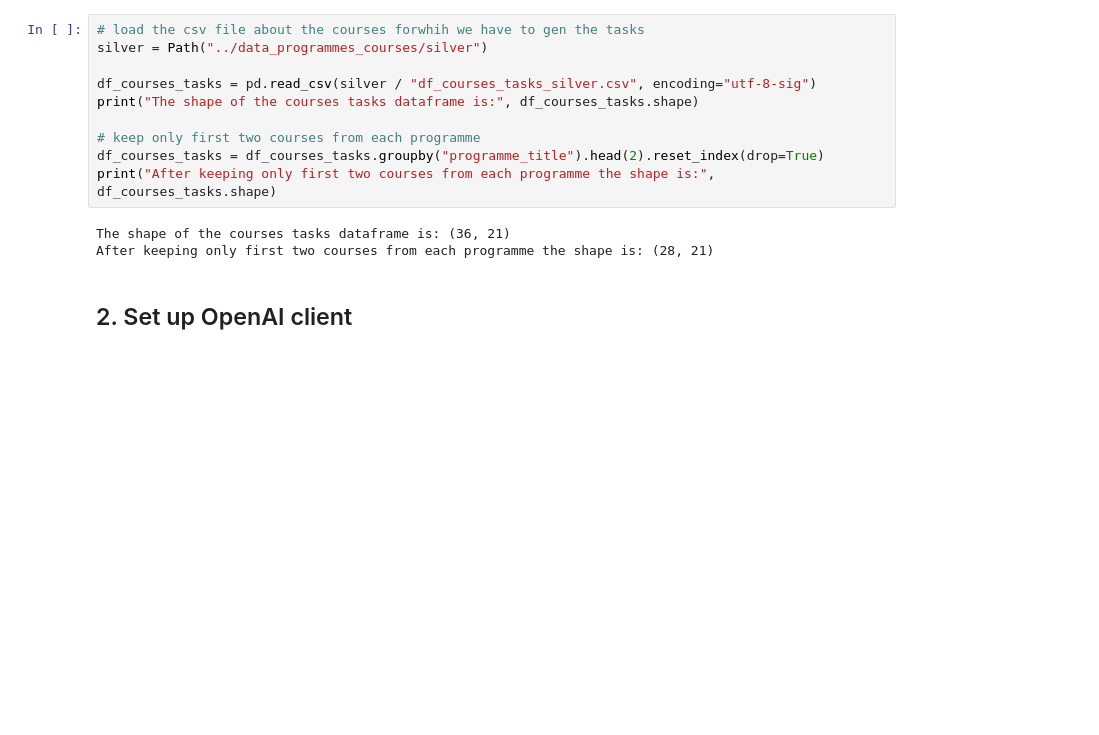
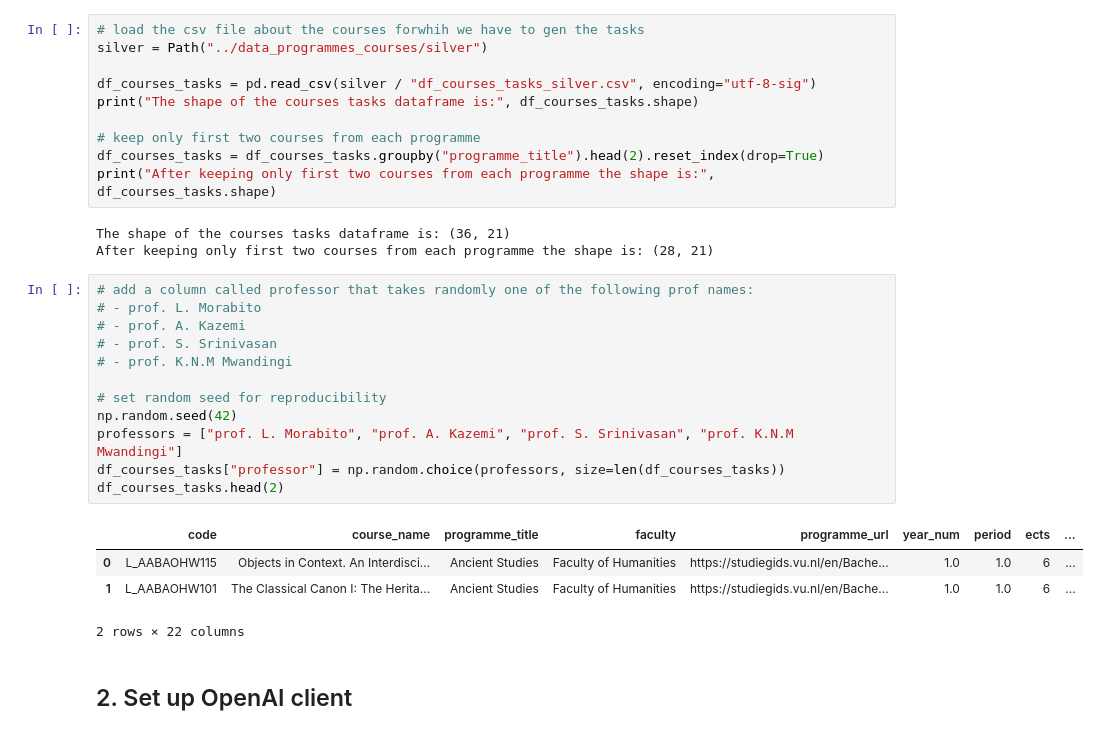
Before and after one commit to VITA-VU/vita-vu.github.io, a Jupyter notebook: src/data/notebooks/4_generatingBankMicrotasks.ipynb, the cells around one changed output. Cells and saved outputs as stored; diff of their text form; blank space fills up the shorter version.

```diff
--- a/src/data/notebooks/4_generatingBankMicrotasks.ipynb
+++ b/src/data/notebooks/4_generatingBankMicrotasks.ipynb
@@ -31,6 +31,23 @@ print("After keeping only first two courses from each programme the shape is:",
 # %% [output]
 The shape of the courses tasks dataframe is: (36, 21)
 After keeping only first two courses from each programme the shape is: (28, 21)
+# %%
+# add a column called professor that takes randomly one of the following prof names:
+# - prof. L. Morabito
+# - prof. A. Kazemi
+# - prof. S. Srinivasan
+# - prof. K.N.M Mwandingi
+
+# set random seed for reproducibility
+np.random.seed(42)
+professors = ["prof. L. Morabito", "prof. A. Kazemi", "prof. S. Srinivasan", "prof. K.N.M Mwandingi"]
+df_courses_tasks["professor"] = np.random.choice(professors, size=len(df_courses_tasks))
+df_courses_tasks.head(2)
+# %% [output]
+|  | code | course_name | programme_title | faculty | programme_url | year_num | period | ects | ... |
+| 0 | L_AABAOHW115 | Objects in Context. An Interdisci... | Ancient Studies | Faculty of Humanities | https://studiegids.vu.nl/en/Bache... | 1.0 | 1.0 | 6 | ... |
+| 1 | L_AABAOHW101 | The Classical Canon I: The Herita... | Ancient Studies | Faculty of Humanities | https://studiegids.vu.nl/en/Bache... | 1.0 | 1.0 | 6 | ... |
+2 rows × 22 columns
 # %% [markdown]
 ## 2. Set up OpenAI client
 # %%
```
Also changed, not shown: parts of 6 cells of this notebook, 3 other files.
